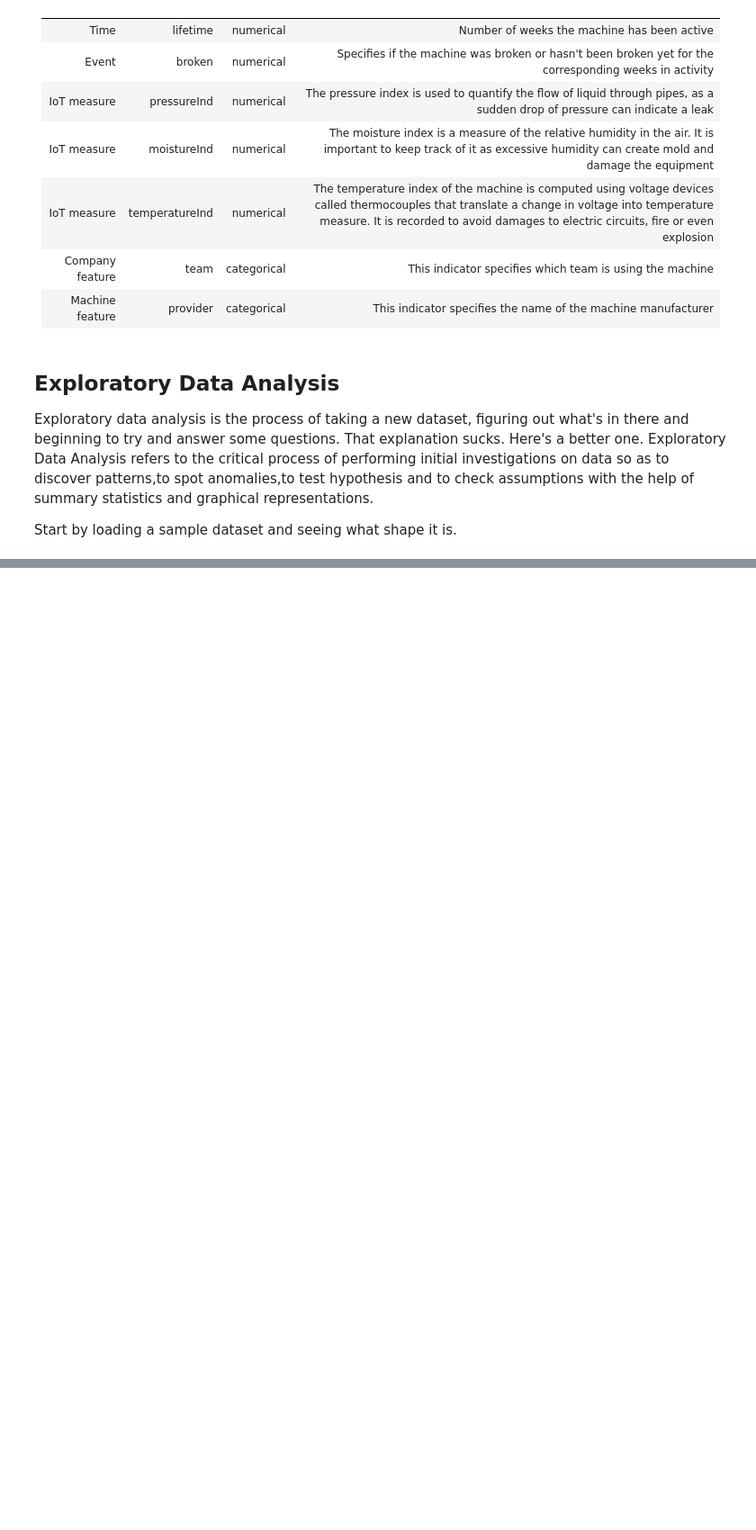
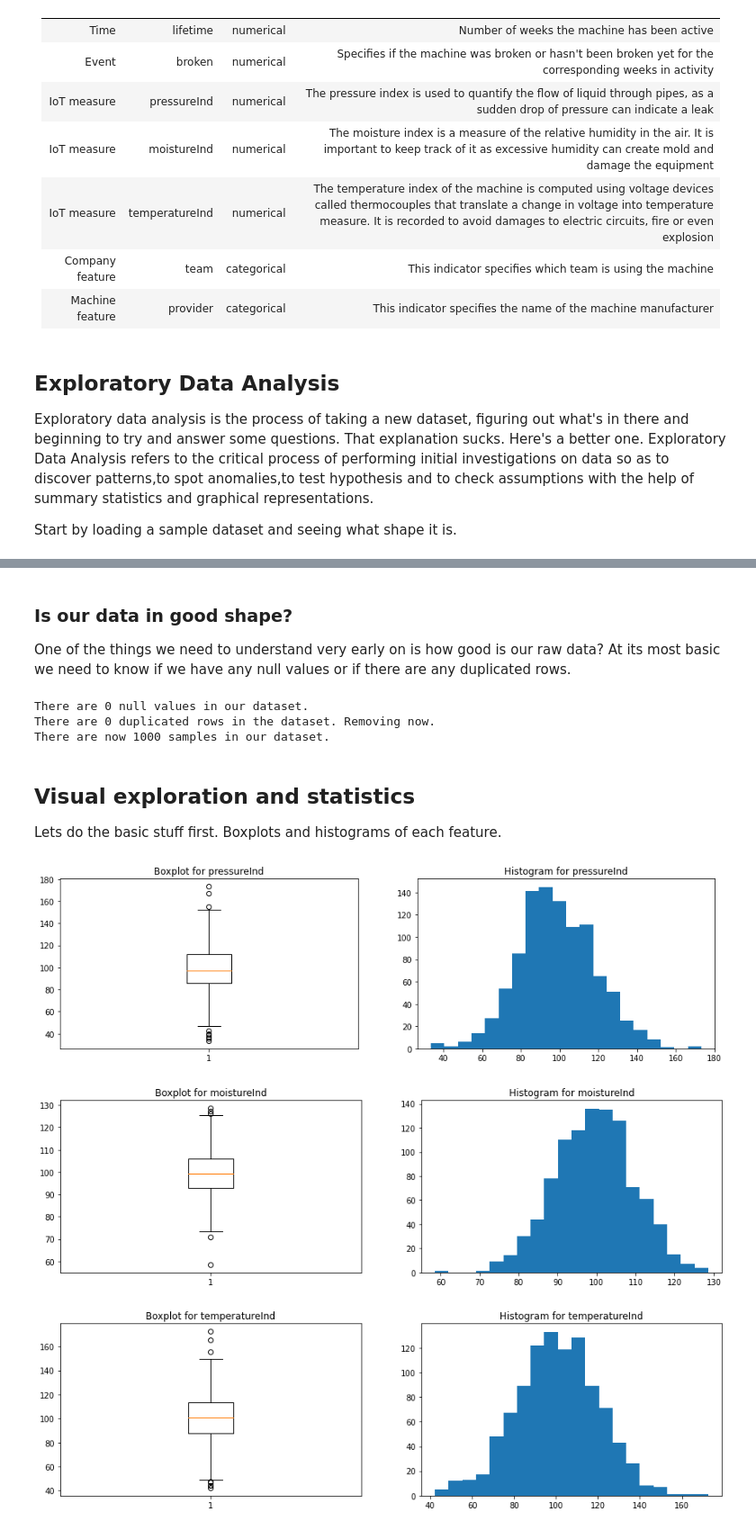
Before and after one commit to JakeLSaunders94/pysurvival_testing, a Jupyter notebook: predictive_maintenance_tutorial.ipynb, the cells around one changed output, grey strips where cells are left out. Shown: that part at 90% size. Cells and saved outputs as stored; diff of their text form; code cells hidden in the pictures; blank space fills up the shorter version.

Commit message:
Added a load of stuff. Mostly exploratory data analysis.

```diff
--- a/predictive_maintenance_tutorial.ipynb
+++ b/predictive_maintenance_tutorial.ipynb
@@ -71,0 +138,41 @@ ModuleNotFoundError: No module named 'matplotlib'
+# %% [markdown]
+### Is our data in good shape?
+One of the things we need to understand very early on is how good is our raw data? At its most basic we need
+to know if we have any null values or if there are any duplicated rows.
+# %%
+qty_null = sum(dataset[features].isnull().sum())
+print(f"There are {qty_null} null values in our dataset.")
+
+qty_dupes = sum(dataset.duplicated(keep="first"))
+print(f"There are {qty_dupes} duplicated rows in the dataset. Removing now.")
+dataset = dataset.drop_duplicates(keep="first").reset_index(drop=True)
+
+print(f"There are now {dataset.shape[0]} samples in our dataset.")
+# %% [output]
+There are 0 null values in our dataset.
+There are 0 duplicated rows in the dataset. Removing now.
+There are now 1000 samples in our dataset.
+# %% [markdown]
+## Visual exploration and statistics
+Lets do the basic stuff first. Boxplots and histograms of each feature.
+# %%
+for feature in ["pressureInd", "moistureInd", "temperatureInd"]:
+    # Create an empty chart
+    fig, (plot_1, plot_2) = plt.subplots(1, 2, figsize=(15, 4))
+
+    # Extract the feature values
+    dataset_values = raw_dataset[feature].values
+
+    # Boxplot
+    plot_1.boxplot(dataset_values)
+    plot_1.set_title(f"Boxplot for {feature}")
+
+    # Histogram
+    plot_2.hist(dataset_values, bins=20)
+    plot_2.set_title(f"Histogram for {feature}")
+
+    plt.show()
+# %% [output]
+[figure, added]
+[figure, added]
+[figure, added]
```
Also changed, not shown: parts of 6 cells of this notebook.
